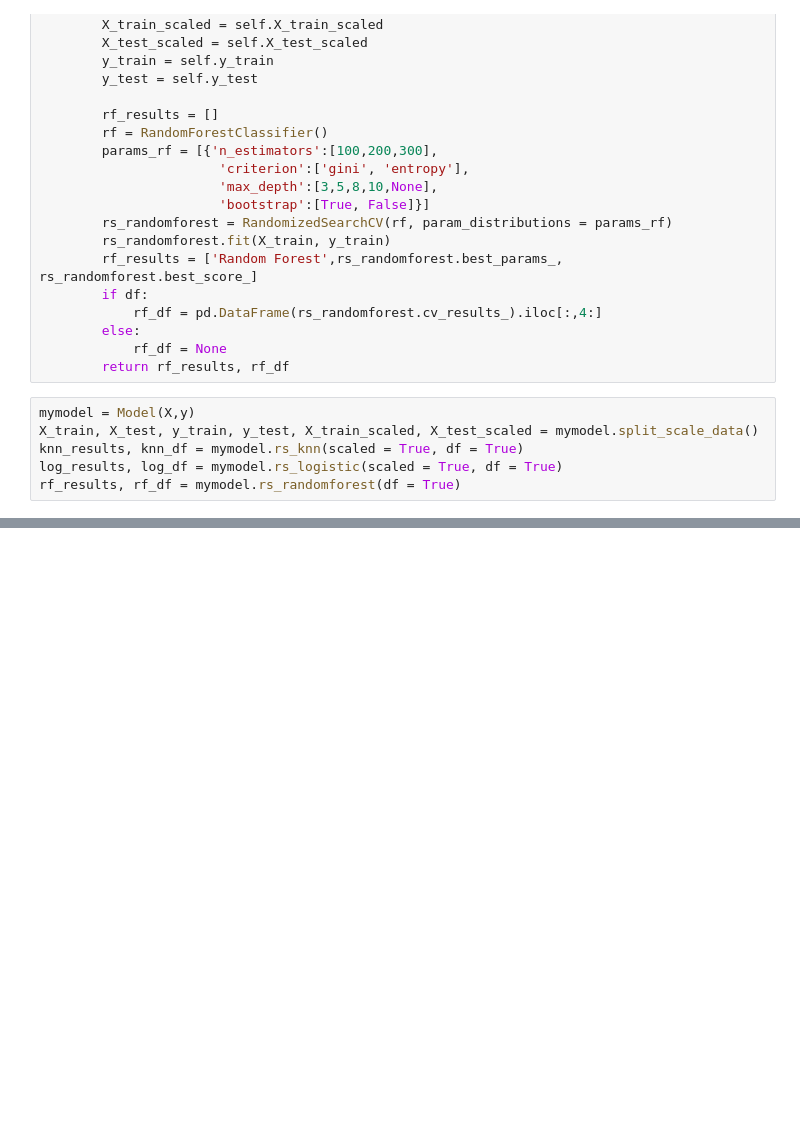
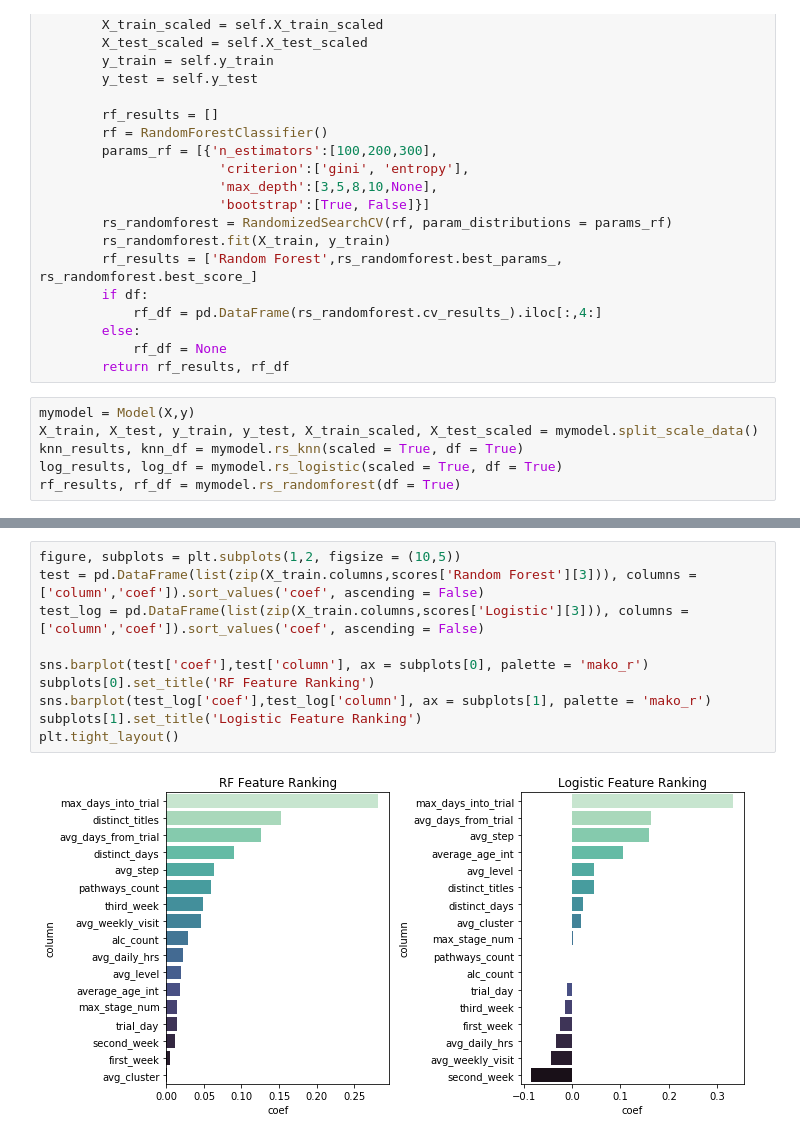
Before and after one commit to christinejiang11/personal_projects, a Jupyter notebook: Homer_Recommendation/Homer_CTP_Classification.ipynb, the cells around one changed output, grey strips where cells are left out. Drawn from its saved outputs; the diff is of its cells as text; blank space fills up the shorter version.

Commit message:
feature rankings

```diff
--- a/Homer_Recommendation/Homer_CTP_Classification.ipynb
+++ b/Homer_Recommendation/Homer_CTP_Classification.ipynb
@@ -383,0 +393,12 @@ Best model is Logistic model.
+# %%
+figure, subplots = plt.subplots(1,2, figsize = (10,5))
+test = pd.DataFrame(list(zip(X_train.columns,scores['Random Forest'][3])), columns = ['column','coef']).sort_values('coef', ascending = False)
+test_log = pd.DataFrame(list(zip(X_train.columns,scores['Logistic'][3])), columns = ['column','coef']).sort_values('coef', ascending = False)
+
+sns.barplot(test['coef'],test['column'], ax = subplots[0], palette = 'mako_r')
+subplots[0].set_title('RF Feature Ranking')
+sns.barplot(test_log['coef'],test_log['column'], ax = subplots[1], palette = 'mako_r')
+subplots[1].set_title('Logistic Feature Ranking')
+plt.tight_layout()
+# %% [output]
+[figure, added]
```
Also changed, not shown: parts of 3 cells of this notebook, 1 other file.
